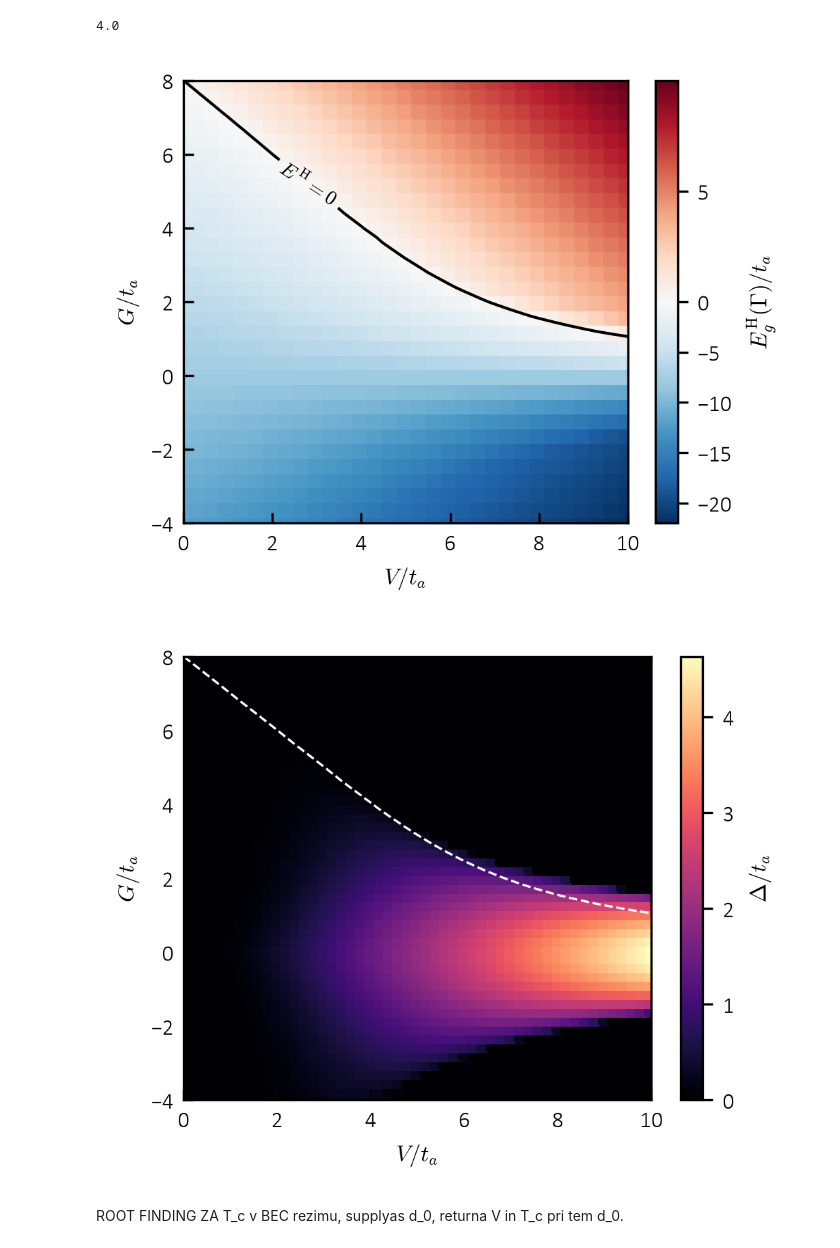
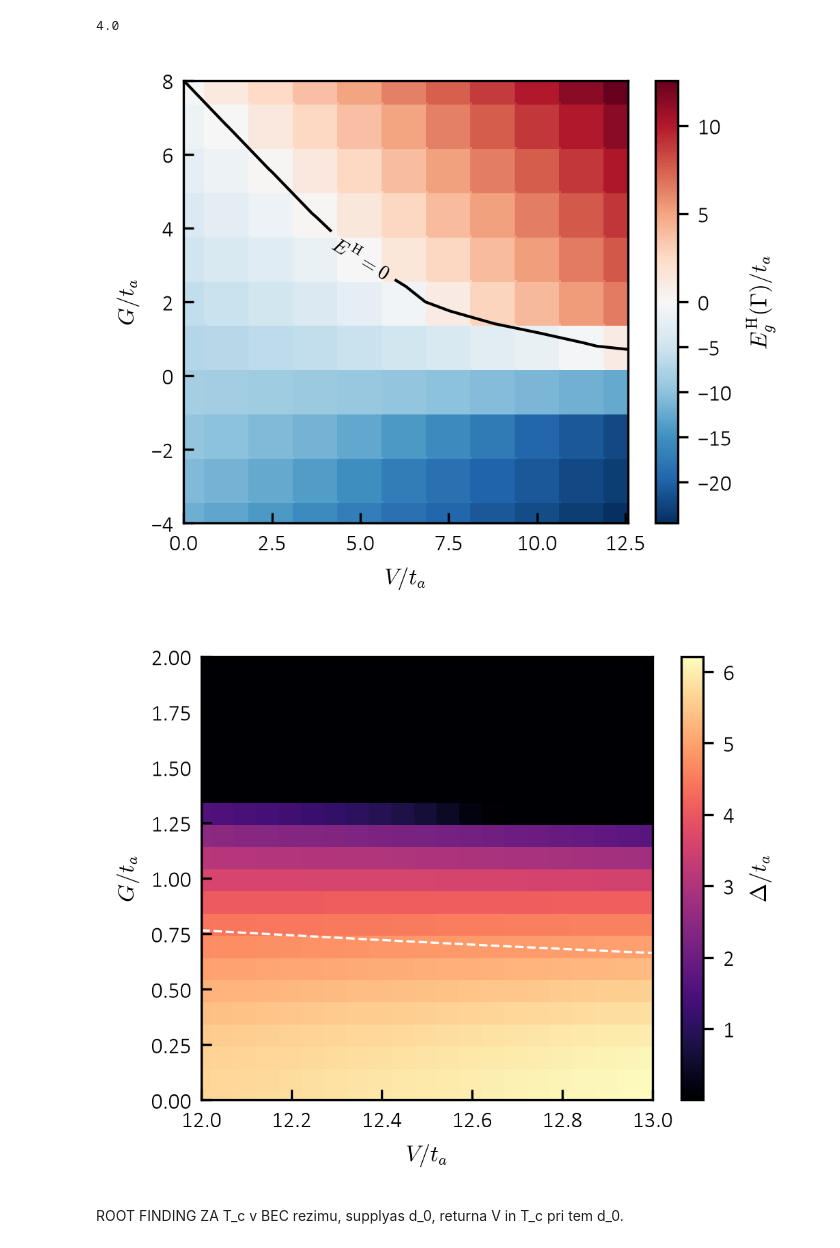
Before and after one commit to korl-z/IJS-F1, a Jupyter notebook: Koda/equilibrium_EI/equlibrium_EI.ipynb, the cells around one changed output. Drawn from its saved outputs; the diff is of its cells as text; code cells hidden in the pictures.

```diff
--- a/Koda/equilibrium_EI/equlibrium_EI.ipynb
+++ b/Koda/equilibrium_EI/equlibrium_EI.ipynb
@@ -339,8 +321,8 @@ print(gs[np.argmin(np.abs(hg))])
 # %%
 from matplotlib.colors import TwoSlopeNorm
 
-gs = np.linspace(-4.0, 8.0, 31)*ta
-vs = np.linspace(0.0, 10.0, 31)*ta
+gs = np.linspace(-4.0, 8.0, 11)*ta
+vs = np.linspace(0.0, 12.5663706, 11)*ta
 hg = np.full((gs.size, vs.size), np.nan)
 
 for i, gv in enumerate(tqdm(gs)):
@@ -370,42 +352,42 @@ plt.tight_layout()
 # plt.savefig(FIG_PATH + "Hartree_gap_eq_vs_G-V.pdf", bbox_inches="tight")
 plt.show()
 # %% [output]
-[figure, old version]
+[figure, new version]
 # %%
-gs = np.linspace(-4.0, 8.0, 51) * ta
-vs = np.linspace(0.0, 10.0, 51) * ta
+gs = np.linspace(0.0, 2.0, 21) * ta
+vs = np.linspace(12., 13., 21) * ta
 hg = np.full((gs.size, vs.size), np.nan)  # Hartree gap
 dg = np.full((gs.size, vs.size), np.nan)  # equilibrium Delta
 
 for i, gv in enumerate(tqdm(gs)):
     bg = eu.tb_2d(nk, gap=gv, ta=bp["ta"], tb=bp["tb"])
     d, m = d0, m0
     for j, v in enumerate(vs):  # continuation in V
         pv = eu.MFPars(v=v, n=p.n, uh=p.uh)
         s = eu.solve_eq(bg, pv, t=eq["initial"]["t"], d=max(d, 0.05), m=m, **eq["solve"])
         d, m = s.d, s.m
         dg[i, j] = abs(s.d)
         hg[i, j] = gap_info(bg, ej.mf_state(bg, pv, d=s.d, m=s.m))["hartree_g"]
 
 x, y = vs / bp["ta"], gs / bp["ta"]
 
 fig, ax = plt.subplots(figsize=(3.47412, 0.8 * 3.47412))
 im = ax.pcolormesh(x, y, dg / bp["ta"], shading="nearest", cmap="magma")
 im.set_edgecolor("face")
 ax.contour(x, y, hg, levels=[0.0], colors="w", linewidths=0.8, linestyles="--")  # BCS / BEC
 cbar = plt.colorbar(im, ax=ax)
 cbar.set_label(r"$\Delta/t_a$", rotation=90, labelpad=5)
 ax.set_xlabel(r"$V/t_a$")
 ax.set_ylabel(r"$G/t_a$")
 ax.set_xlim(x[0], x[-1])
 ax.set_ylim(y[0], y[-1])
 ax.tick_params(which="both", direction="in")
 plt.tight_layout()
-plt.savefig(FIG_PATH + "OP_gap_eq_vs_G-V.pdf", bbox_inches="tight")
+# plt.savefig(FIG_PATH + "OP_gap_eq_vs_G-V.pdf", bbox_inches="tight")
 
 plt.show()
 # %% [output]
-[figure, old version]
+[figure, new version]
 # %% [markdown]
 ROOT FINDING ZA T_c v BEC rezimu, supplyas d_0, returna V in T_c pri tem d_0.
 # %%
```
Also changed, not shown: parts of 2 cells of this notebook, 36 other files.
